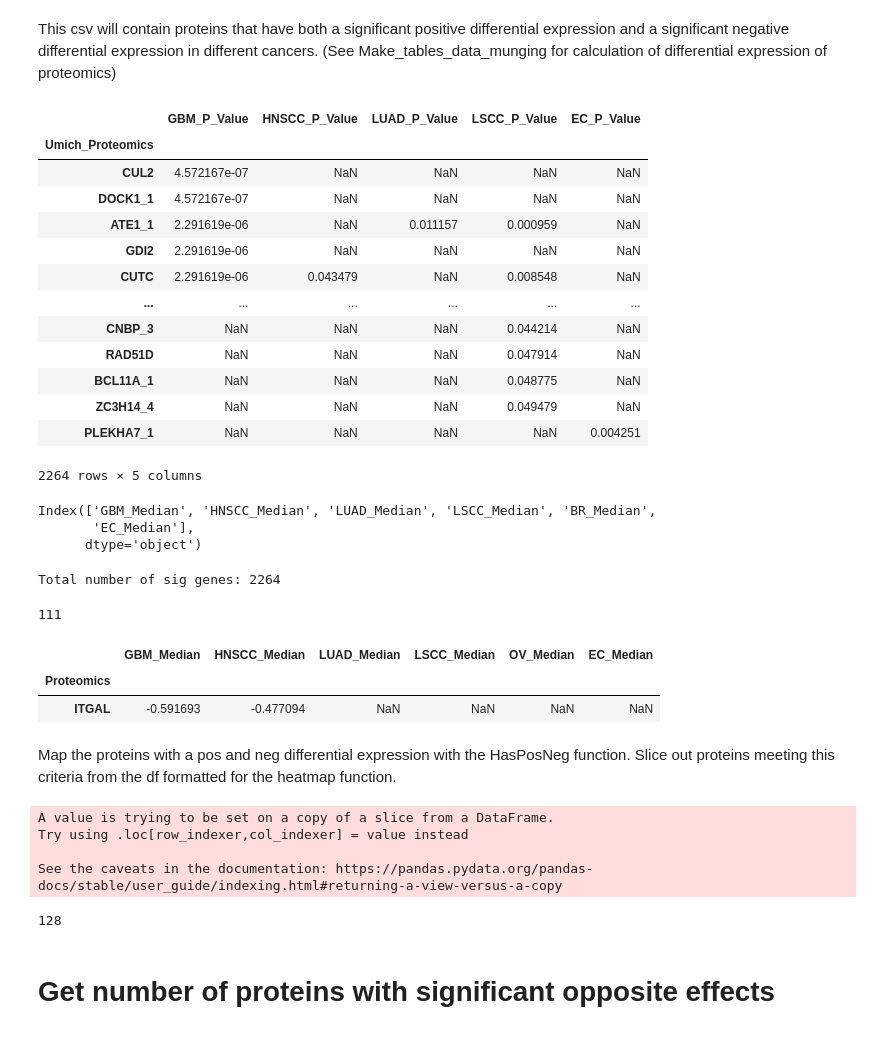
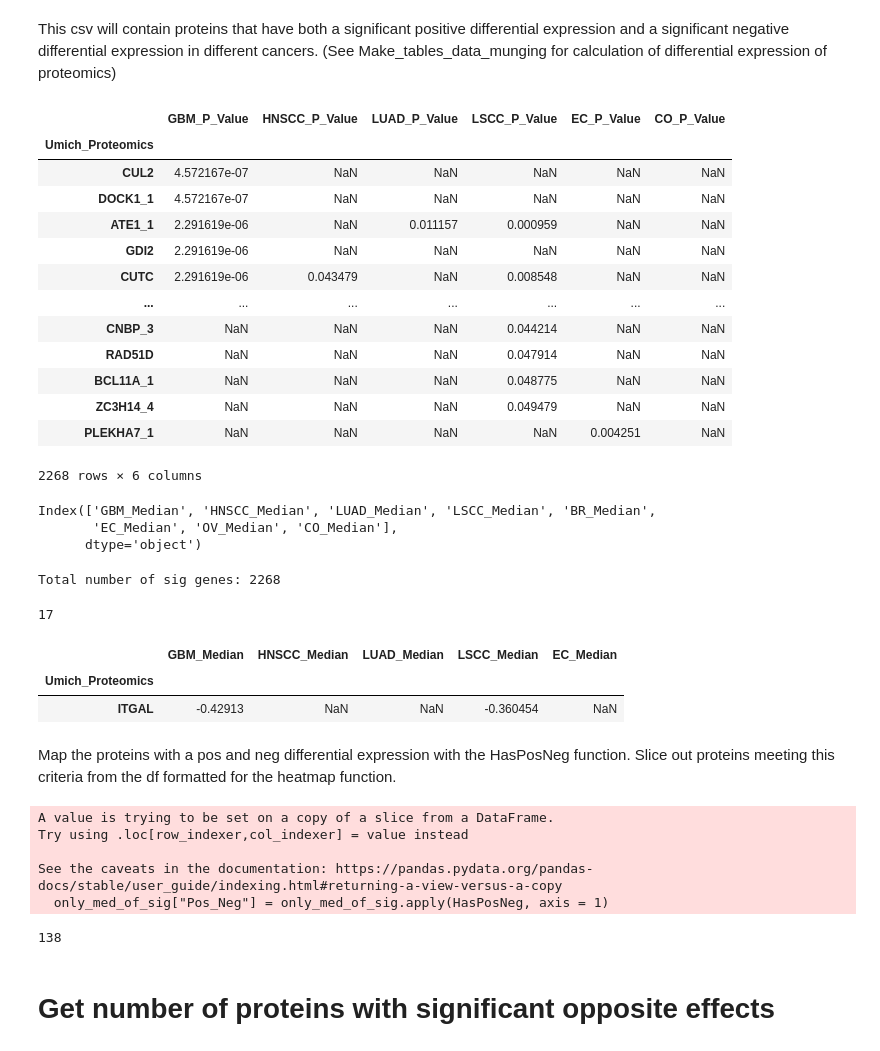
Before and after one commit to PayneLab/WhenMutationsDontMatter, a Jupyter notebook: Pancan/PTEN/Make_tables_csv_files_pancan.ipynb, the cells around one changed output. Saved outputs shown, nothing was run; the diff lists cells and outputs as text; code cells hidden in the pictures.

Commit message:
make csv files for PTEN with pancan

```diff
--- a/Pancan/PTEN/Make_tables_csv_files_pancan.ipynb
+++ b/Pancan/PTEN/Make_tables_csv_files_pancan.ipynb
@@ -22,8 +22,8 @@ b_merged = pd.read_csv('csv/Single_Cancer/BR_pval_medians_pancan.csv')
 l_merged = pd.read_csv('csv/Single_Cancer/LUAD_pval_medians_pancan.csv')
 ls_merged = pd.read_csv('csv/Single_Cancer/LSCC_pval_medians_pancan.csv')
 e_merged = pd.read_csv('csv/Single_Cancer/EC_pval_medians_pancan.csv')
-#o_merged = pd.read_csv('csv/Single_Cancer/OV_pval_medians_pancan.csv')
-#c_merged = pd.read_csv('csv/Single_Cancer/CO_pval_medians_pancan.csv')
+o_merged = pd.read_csv('csv/Single_Cancer/OV_pval_medians_pancan.csv')
+c_merged = pd.read_csv('csv/Single_Cancer/CO_pval_medians_pancan.csv')
 # %% [markdown]
 # Make csv of all data
 # %%
@@ -32,9 +32,9 @@ df2 = df1.merge(l_merged, on='Umich_Proteomics',how='outer')
 df3 = df2.merge(ls_merged, on='Umich_Proteomics',how='outer')
 df4 = df3.merge(b_merged, on='Umich_Proteomics',how='outer')
 df5 = df4.merge(e_merged, on='Umich_Proteomics',how='outer')
-#df6 = df5.merge(o_merged, on='Umich_Proteomics',how='outer')
-#all_df = df6.merge(c_merged, on='Umich_Proteomics',how='outer')
-all_df = df5
+df6 = df5.merge(o_merged, on='Umich_Proteomics',how='outer')
+all_df = df6.merge(c_merged, on='Umich_Proteomics',how='outer')
+
 print('Total proteins:', len(all_df.Umich_Proteomics.unique()))
 all_df.head()
 # %% [output]
@@ -52,8 +52,8 @@ all_df.to_csv('csv/all_proteins_pancan.csv', index=False)
 # %%
 # Create long df for heatmap
 
-cancer = ['GBM','HNSCC','LUAD','LSCC','BR','EC']
-merged_dfs = [g_merged,h_merged,l_merged,ls_merged,b_merged,e_merged] #,c_merged, o_merged
+cancer = ['GBM','HNSCC','LUAD','LSCC','BR','EC','OV','CO']
+merged_dfs = [g_merged,h_merged,l_merged,ls_merged,b_merged,e_merged,o_merged,c_merged]
 
 all_long_df = pd.DataFrame()
 i = 0
@@ -131,30 +131,30 @@ only_sig = sig.dropna(how = 'all', axis = 'columns')
 only_sig = only_sig.dropna(how = 'all', axis = 'rows')
 only_sig
 # %% [output]
-|  | GBM_P_Value | HNSCC_P_Value | LUAD_P_Value | LSCC_P_Value | EC_P_Value |
-| Umich_Proteomics |  |  |  |  |  |
-| CUL2 | 4.572167e-07 | NaN | NaN | NaN | NaN |
-| DOCK1_1 | 4.572167e-07 | NaN | NaN | NaN | NaN |
-| ATE1_1 | 2.291619e-06 | NaN | 0.011157 | 0.000959 | NaN |
-| GDI2 | 2.291619e-06 | NaN | NaN | NaN | NaN |
-| CUTC | 2.291619e-06 | 0.043479 | NaN | 0.008548 | NaN |
-| ... | ... | ... | ... | ... | ... |
-| CNBP_3 | NaN | NaN | NaN | 0.044214 | NaN |
-| RAD51D | NaN | NaN | NaN | 0.047914 | NaN |
-| BCL11A_1 | NaN | NaN | NaN | 0.048775 | NaN |
-| ZC3H14_4 | NaN | NaN | NaN | 0.049479 | NaN |
-| PLEKHA7_1 | NaN | NaN | NaN | NaN | 0.004251 |
+|  | GBM_P_Value | HNSCC_P_Value | LUAD_P_Value | LSCC_P_Value | EC_P_Value | CO_P_Value |
+| Umich_Proteomics |  |  |  |  |  |  |
+| CUL2 | 4.572167e-07 | NaN | NaN | NaN | NaN | NaN |
+| DOCK1_1 | 4.572167e-07 | NaN | NaN | NaN | NaN | NaN |
+| ATE1_1 | 2.291619e-06 | NaN | 0.011157 | 0.000959 | NaN | NaN |
+| GDI2 | 2.291619e-06 | NaN | NaN | NaN | NaN | NaN |
+| CUTC | 2.291619e-06 | 0.043479 | NaN | 0.008548 | NaN | NaN |
+| ... | ... | ... | ... | ... | ... | ... |
+| CNBP_3 | NaN | NaN | NaN | 0.044214 | NaN | NaN |
+| RAD51D | NaN | NaN | NaN | 0.047914 | NaN | NaN |
+| BCL11A_1 | NaN | NaN | NaN | 0.048775 | NaN | NaN |
+| ZC3H14_4 | NaN | NaN | NaN | 0.049479 | NaN | NaN |
+| PLEKHA7_1 | NaN | NaN | NaN | NaN | 0.004251 | NaN |
-2264 rows × 5 columns
+2268 rows × 6 columns
 # %%
 # Keep only differential expression (median) columns
 only_med = new_df[new_df.columns[1::2]]
 only_med.columns
 # %% [output]
 Index(['GBM_Median', 'HNSCC_Median', 'LUAD_Median', 'LSCC_Median', 'BR_Median',
-       'EC_Median'],
+       'EC_Median', 'OV_Median', 'CO_Median'],
       dtype='object')
 # %%
-sig_cancer = ['GBM', 'HNSCC', 'LUAD', 'LSCC', 'EC'] # CO OV, none sig in BR
+sig_cancer = ['GBM', 'HNSCC', 'LUAD', 'LSCC', 'EC', 'CO'] # none sig in BR or OV
 sig_dfs = {}
 
 # Create df with pval and med of sig genes of one cancer - Add to dictionary
@@ -172,7 +172,7 @@ for c in sig_dfs:
 
 print('Total number of sig genes:', len(all_sig.index))
 # %% [output]
-Total number of sig genes: 2264
+Total number of sig genes: 2268
 # %%
 # Checks
 # %%
@@ -182,36 +182,37 @@ l2 = all_sig[[c+'_P_Value', c+'_Median']].dropna(axis = 0, how= 'all')
 luad2 = list(l2.index)
 len(luad2)
 # %% [output]
-111
+17
 # %%
 # check
-only_med_of_sig = all_sig[['GBM_Median','HNSCC_Median','LUAD_Median','LSCC_Median','OV_Median','EC_Median']]
+only_med_of_sig = all_sig[['GBM_Median','HNSCC_Median','LUAD_Median','LSCC_Median','EC_Median']]
 test = only_med_of_sig.index.isin(['ITGAL']) # sig luad -> ITGAL_isoform_1 (most consistent?)
 only_med_of_sig[test]
 # %% [output]
-|  | GBM_Median | HNSCC_Median | LUAD_Median | LSCC_Median | OV_Median | EC_Median |
-| Proteomics |  |  |  |  |  |  |
-| ITGAL | -0.591693 | -0.477094 | NaN | NaN | NaN | NaN |
+|  | GBM_Median | HNSCC_Median | LUAD_Median | LSCC_Median | EC_Median |
+| Umich_Proteomics |  |  |  |  |  |
+| ITGAL | -0.42913 | NaN | NaN | -0.360454 | NaN |
 # %%
 # checks
 # %% [markdown]
 Map the proteins with a pos and neg differential expression with the HasPosNeg function. Slice out proteins meeting this criteria from the df formatted for the heatmap function.
 # %%
-only_med_of_sig = all_sig[['GBM_Median','HNSCC_Median','LUAD_Median','LSCC_Median','OV_Median','EC_Median']]
+only_med_of_sig = all_sig[['GBM_Median','HNSCC_Median','LUAD_Median','LSCC_Median','EC_Median']]
 only_med_of_sig["Pos_Neg"] = only_med_of_sig.apply(HasPosNeg, axis = 1)
 pn = only_med_of_sig.loc[only_med_of_sig['Pos_Neg'] == True]
 pn_genes = list(pn.index) # list of genes that have pos and neg
 
 # Slice
-get = sig_df.Proteomics.isin(pn_genes)
+get = sig_df.Umich_Proteomics.isin(pn_genes)
 pos_neg_df = sig_df[get] # Keep genes with pos and neg
-len(pos_neg_df.Proteomics.unique())
+len(pos_neg_df.Umich_Proteomics.unique())
 # %% [output]
 A value is trying to be set on a copy of a slice from a DataFrame.
 Try using .loc[row_indexer,col_indexer] = value instead
 
 See the caveats in the documentation: https://pandas.pydata.org/pandas-docs/stable/user_guide/indexing.html#returning-a-view-versus-a-copy
+  only_med_of_sig["Pos_Neg"] = only_med_of_sig.apply(HasPosNeg, axis = 1)
-128
+138
 # %%
 pos_neg_df.to_csv('csv/pos_neg_df.csv', index=False)
 # %% [markdown]
```
Also changed, not shown: parts of 6 cells of this notebook, 3 other files.
